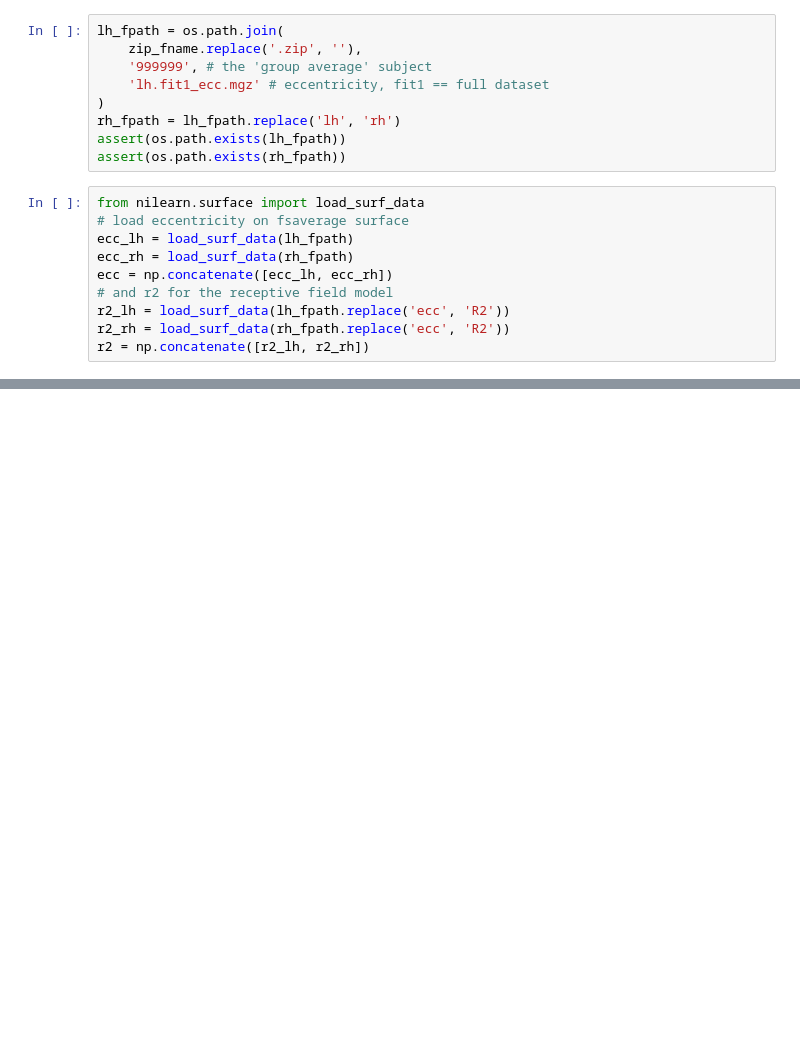
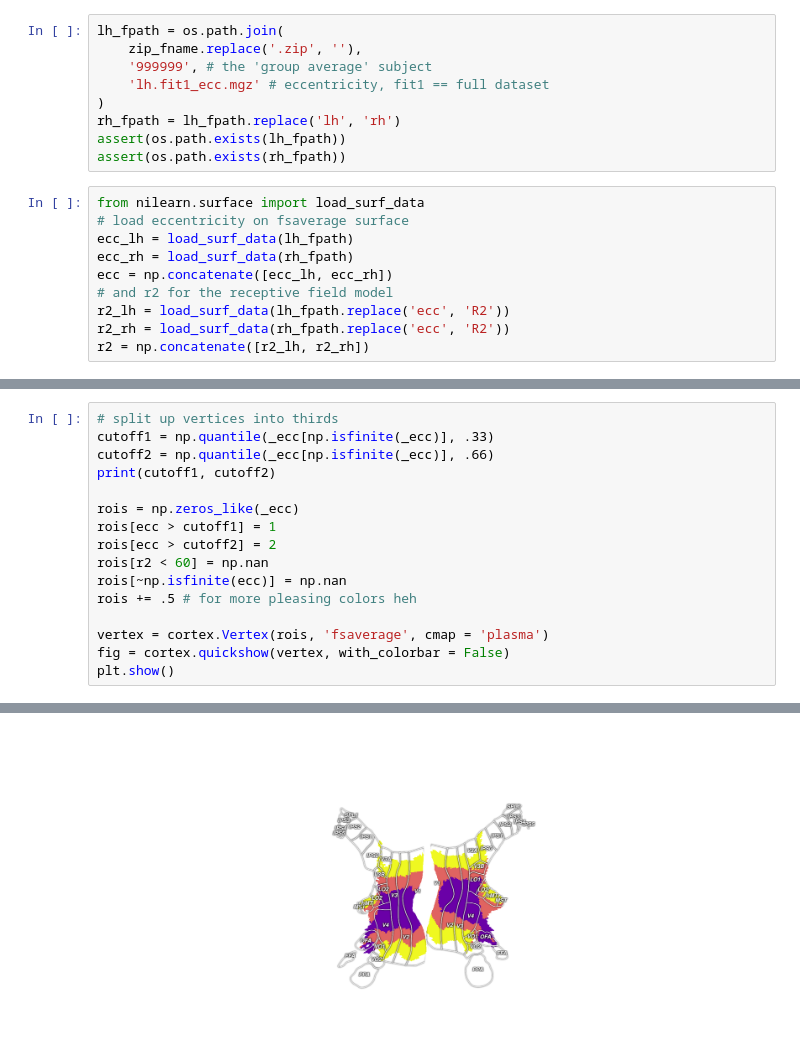
Before and after one commit to john-veillette/retinotopy, a Jupyter notebook: retina-scratch.ipynb, the cells around one changed output, grey strips where cells are left out. Cells and saved outputs as stored; diff of their text form; blank space fills up the shorter version.

Commit message:
breaks up visual cortex into discrete ROIs by quantile of eccentricity

```diff
--- a/retina-scratch.ipynb
+++ b/retina-scratch.ipynb
@@ -63 +63,18 @@ Gtk-Message: 11:32:39.165: Failed to load module "canberra-gtk-module"
 [figure]
+# %%
+# split up vertices into thirds
+cutoff1 = np.quantile(_ecc[np.isfinite(_ecc)], .33)
+cutoff2 = np.quantile(_ecc[np.isfinite(_ecc)], .66)
+print(cutoff1, cutoff2)
+
+rois = np.zeros_like(_ecc)
+rois[ecc > cutoff1] = 1
+rois[ecc > cutoff2] = 2
+rois[r2 < 60] = np.nan
+rois[~np.isfinite(ecc)] = np.nan
+rois += .5 # for more pleasing colors heh
+
+vertex = cortex.Vertex(rois, 'fsaverage', cmap = 'plasma')
+fig = cortex.quickshow(vertex, with_colorbar = False)
+plt.show()
+# %% [output]
@@ -63,0 +83 @@ Gtk-Message: 11:32:39.165: Failed to load module "canberra-gtk-module"
+[figure, added]
```
Also changed, not shown: parts of 5 cells of this notebook.
